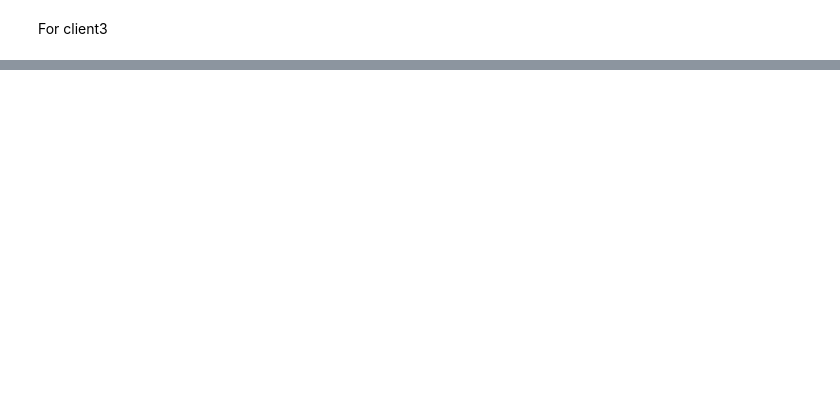
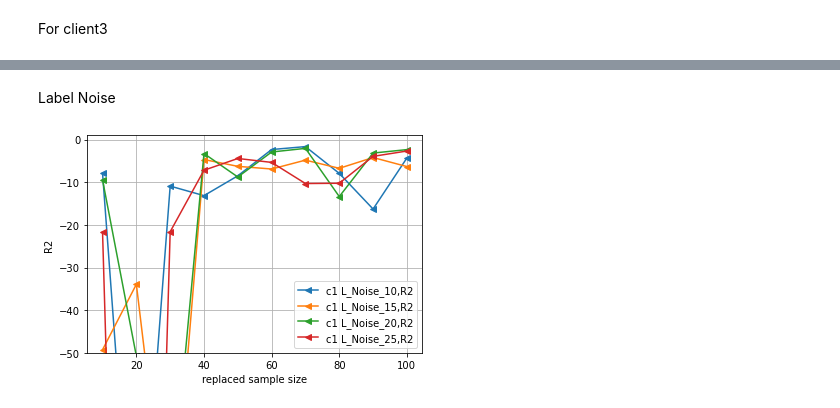
Before and after one commit to tamiratGit/FedELM, a Jupyter notebook: plote_ELM_R2_sampleSize.ipynb, the cells around one changed output, grey strips where cells are left out. Drawn from its saved outputs; the diff is of its cells as text; code cells hidden in the pictures; blank space fills up the shorter version.

Commit message:
Label noise

```diff
--- a/plote_ELM_R2_sampleSize.ipynb
+++ b/plote_ELM_R2_sampleSize.ipynb
@@ -175,0 +165,53 @@ plt.legend()
+# %% [markdown]
+Label Noise
+# %%
+# For client one
+def r2_v(Xt,Xs, yt, ys, r_percent, l, alpha, start, ranges):
+
+
+    s_toReplace = int(r_percent / 100 * len(yt))
+    index_toReplace = np.random.choice(len(yt), s_toReplace, replace=False)
+    r_indices = np.random.choice(len(yt), s_toReplace, replace=True)
+    yt[index_toReplace] = yt[r_indices]
+
+
+
+    lN_r2 = acc_test_L2(Xt, yt, Xs, ys, l=l,alpha=alpha,start=start, ranges=ranges)
+
+    lN_k=list(lN_r2.keys())
+    lN_v=list(lN_r2.values())
+
+    return lN_k, lN_v
+# %%
+# Graph r2 For client one
+c1_l_L2= int(c1_par_L2["n_nuerons"]) # l is Number of hidden neurons
+c1_alpha_L2= float(c1_par_L2["reg_cof"])
+
+c1_r2_key_rep ={}
+c1_v_values_rep={}
+c1_start=10
+c1_ranges=10
+n_samples = [5,10,15,20,25,30,35,40]
+for r_percent in n_samples:
+    c1_r2_key, c1_r2_v=r2_v(X_a1_t, X_a1_s,y_a1_t, y_a1_s, r_percent, c1_l_L2, c1_alpha_L2, c1_start, c1_ranges)
+    c1_r2_key_rep[r_percent]=c1_r2_key
+    c1_v_values_rep[r_percent]=c1_r2_v
+
+
+plt.plot(c1_r2_key_rep[10],c1_v_values_rep[10], label="c1 L_Noise_10,R2",marker='<')
+plt.plot(c1_r2_key_rep[15],c1_v_values_rep[15], label="c1 L_Noise_15,R2",marker='<')
+plt.plot(c1_r2_key_rep[20],c1_v_values_rep[20], label="c1 L_Noise_20,R2",marker='<')
+plt.plot(c1_r2_key_rep[25],c1_v_values_rep[25], label="c1 L_Noise_25,R2",marker='<')
+#plt.plot(c1_r2_key_rep[30],c1_v_values_rep[30], label="c1 L_Noise_30,R2",marker='<')
+#plt.plot(c1_r2_key_rep[35],c1_v_values_rep[35], label="c1 L_Noise_35,R2",marker='<')
+#plt.plot(c1_r2_key_rep[40],c1_v_values_rep[40], label="c1 L_Noise_40,R2",marker='<')
+#plt.plot(c1_k_r2_bias,c1_v_r2_bias, label="client1 ELM bias,R2_tes ",marker='<')
+plt.grid("major")
+plt.ylim(-50, 1)
+plt.xlabel("replaced sample size")
+plt.ylabel("R2 ")
+#plt.gca().invert_xaxis()
+plt.legend()
+plt.show()
+# %% [output]
+[figure, added]
```
Also changed, not shown: parts of 11 cells of this notebook, 1 other file.
